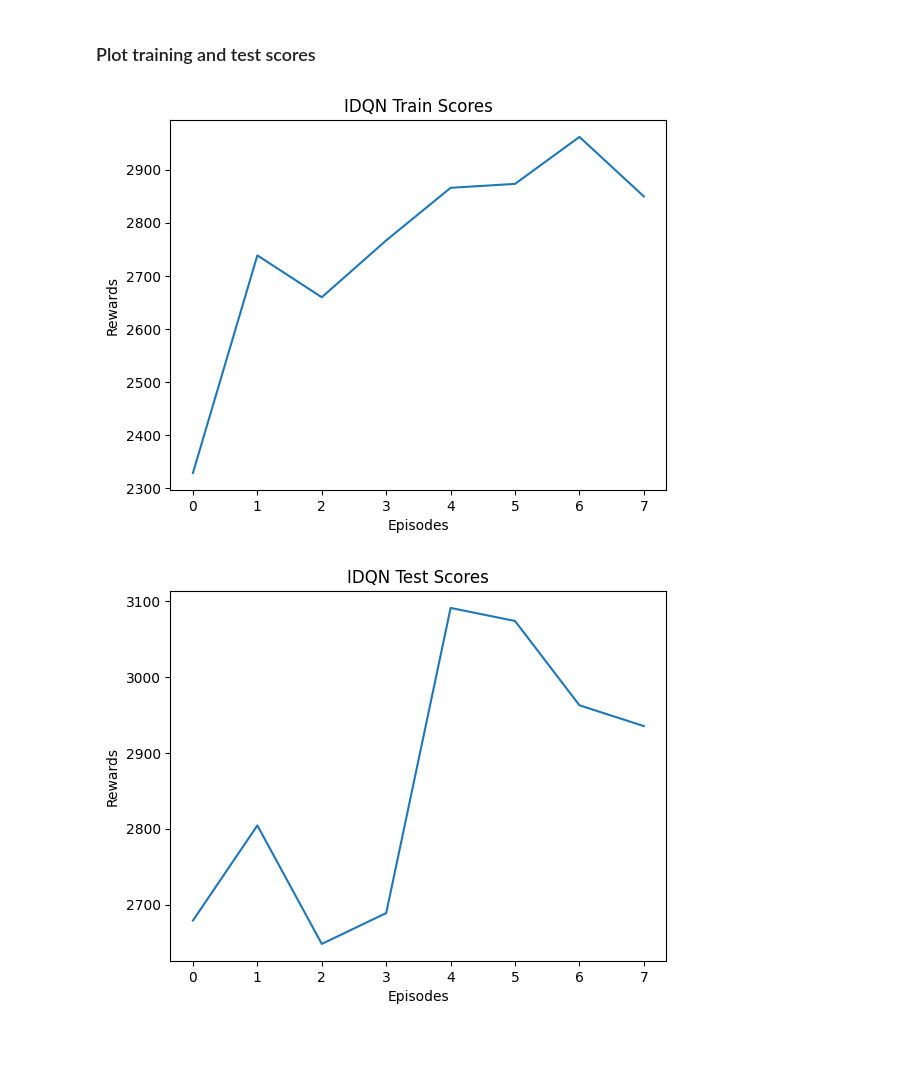
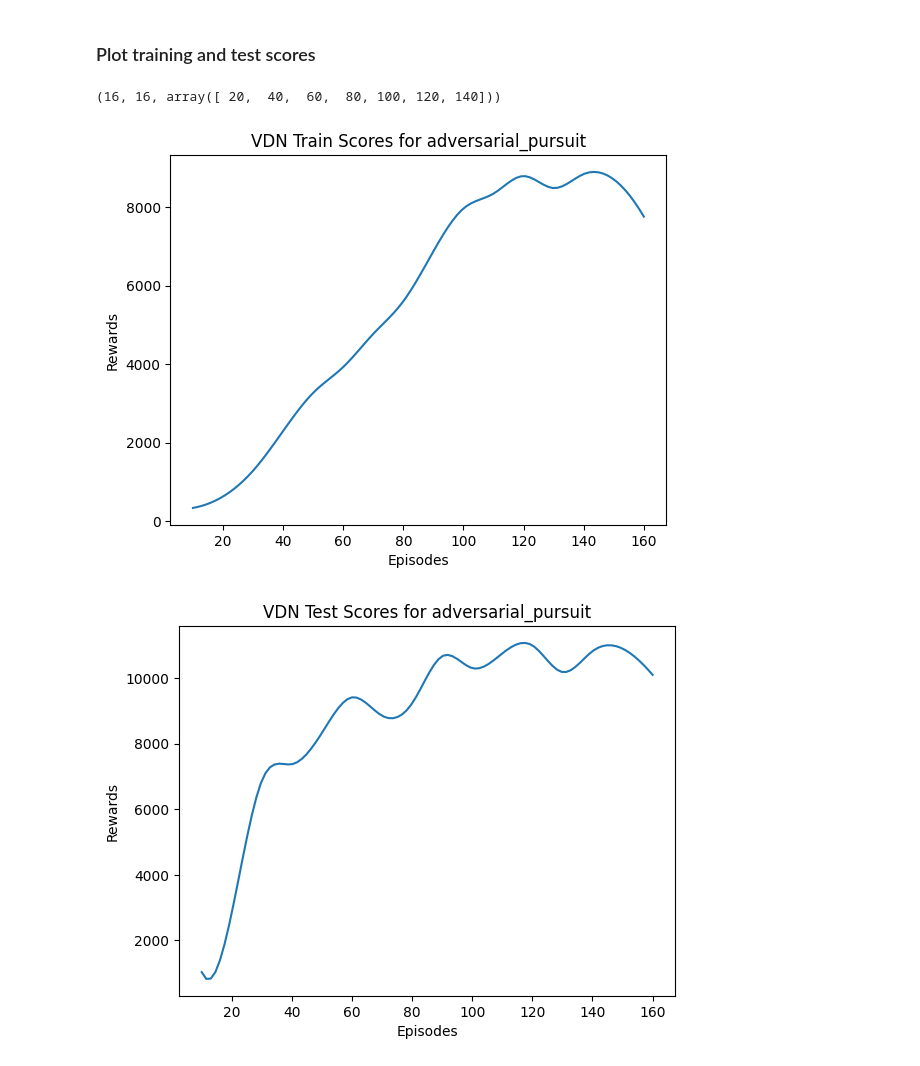
Before and after one commit to rainyuxuan/cmarl-resilience, a Jupyter notebook: notebooks/1-train.ipynb, the cells around one changed output. Drawn from its saved outputs; the diff is of its cells as text; code cells hidden in the pictures.

```diff
--- a/notebooks/1-train.ipynb
+++ b/notebooks/1-train.ipynb
@@ -3,11 +3,15 @@
 # %%
 from cmarl.utils import today
 # %%
-env_name = 'adversarial_pursuit'
-model_name = 'idqn'
-date = today
+env_name = 'adversarial_pursuit'     # 'adversarial_pursuit', 'tiger_deer'
+model_name = 'vdn'
+date = '2024-12-11'
 
 task_name = f'{model_name}-{env_name}-{date}'
+num_episodes = 160
+episode_start = 1
+episode_end = 160
+episode_step = 10
 # %% [markdown]
 ## Train Model
 # %% [markdown]
@@ -20,12 +23,18 @@ train_scores = load_data(f'{task_name}-train_scores')
 test_scores = load_data(f'{task_name}-test_scores')
 # %% [markdown]
 ### Plot training and test scores
+# %%
+import numpy as np
+
+len(train_scores), len(test_scores), np.arange(episode_start, episode_end, episode_step)
+# %% [output]
+(16, 16, array([ 20,  40,  60,  80, 100, 120, 140]))
 # %%
 from cmarl.utils.viz import plot_rewards_over_episodes
 
-plot_rewards_over_episodes(train_scores, title=f'{model_name.upper()} Train Scores')
+plot_rewards_over_episodes(train_scores, title=f'{model_name.upper()} Train Scores for {env_name}', episode_start=episode_start, episode_end=episode_end, step=episode_step)
 
-plot_rewards_over_episodes(test_scores, title=f'{model_name.upper()} Test Scores')
+plot_rewards_over_episodes(test_scores, title=f'{model_name.upper()} Test Scores for {env_name}', episode_start=episode_start, episode_end=episode_end, step=episode_step)
 # %% [output]
-[figure, old version]
+[figure, new version]
-[figure, old version]
+[figure, new version]
```
Also changed, not shown: parts of 1 cell of this notebook, 4 other files.
